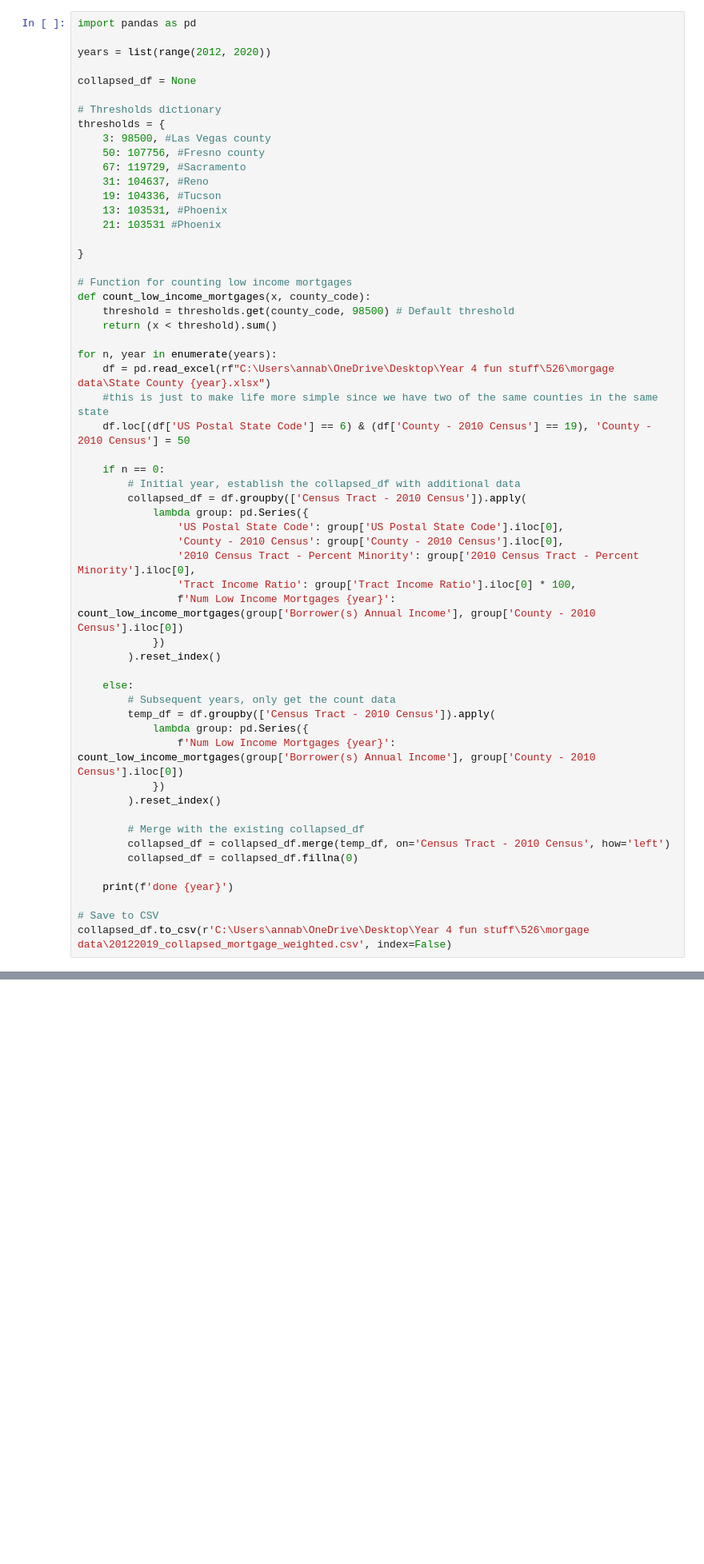
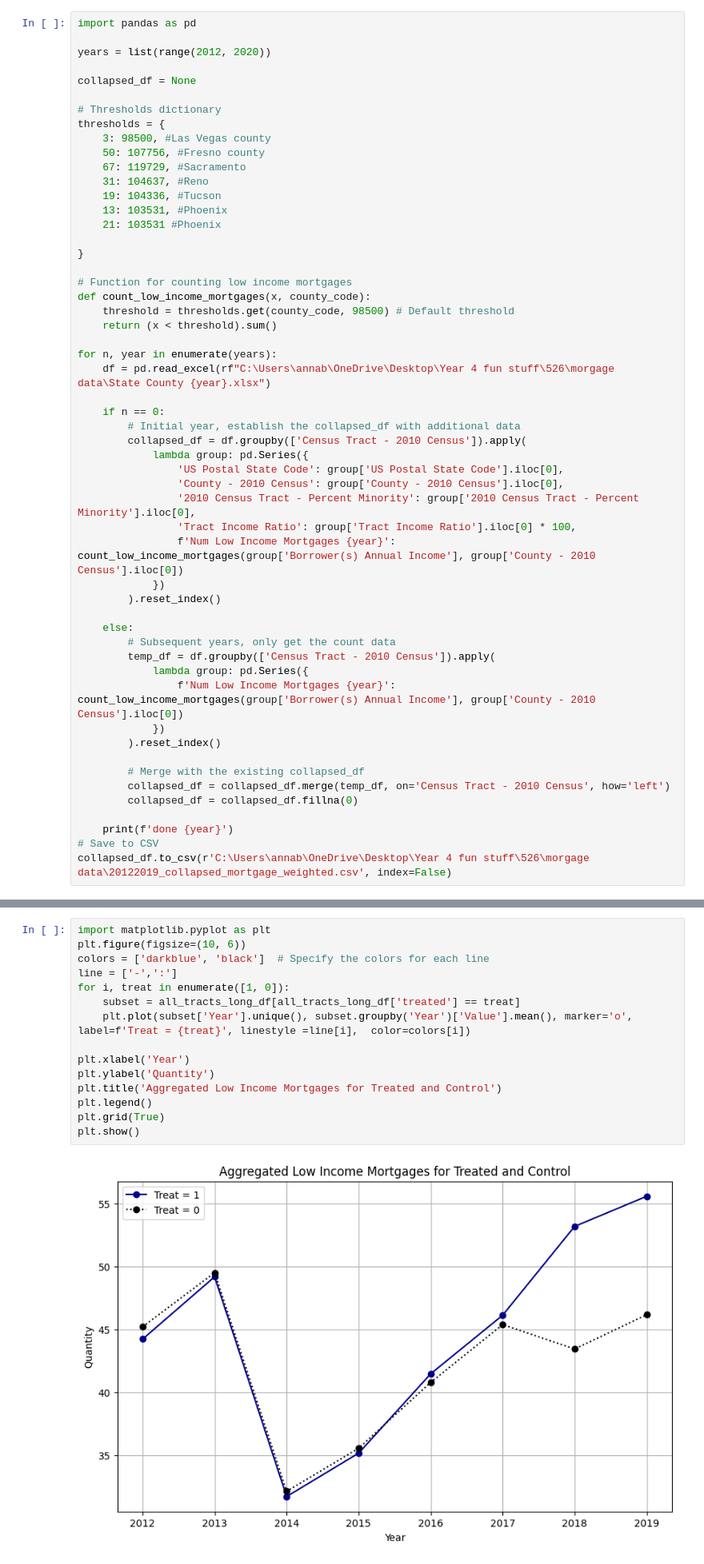
Before and after one commit to annabellasd/Policy-Impact-Homeownership-in-Nevada, a Jupyter notebook: project.ipynb, the cells around one changed output, grey strips where cells are left out. Shown at 80% size. Saved outputs shown, nothing was run; the diff lists cells and outputs as text; blank space fills up the shorter version.

```diff
--- a/project.ipynb
+++ b/project.ipynb
@@ -45,8 +38,6 @@ def count_low_income_mortgages(x, county_code):
 
 for n, year in enumerate(years):
     df = pd.read_excel(rf"C:\Users\annab\OneDrive\Desktop\Year 4 fun stuff\526\morgage data\State County {year}.xlsx")
-    #this is just to make life more simple since we have two of the same counties in the same state
-    df.loc[(df['US Postal State Code'] == 6) & (df['County - 2010 Census'] == 19), 'County - 2010 Census'] = 50
 
     if n == 0:
         # Initial year, establish the collapsed_df with additional data
@@ -73,6 +64,5 @@ for n, year in enumerate(years):
         collapsed_df = collapsed_df.fillna(0)
 
     print(f'done {year}')
-
 # Save to CSV
 collapsed_df.to_csv(r'C:\Users\annab\OneDrive\Desktop\Year 4 fun stuff\526\morgage data\20122019_collapsed_mortgage_weighted.csv', index=False)
@@ -159,0 +204,17 @@ Length of control_pool: 335
+# %%
+import matplotlib.pyplot as plt
+plt.figure(figsize=(10, 6))
+colors = ['darkblue', 'black']  # Specify the colors for each line
+line = ['-',':']
+for i, treat in enumerate([1, 0]):
+    subset = all_tracts_long_df[all_tracts_long_df['treated'] == treat]
+    plt.plot(subset['Year'].unique(), subset.groupby('Year')['Value'].mean(), marker='o', label=f'Treat = {treat}', linestyle =line[i],  color=colors[i])
+
+plt.xlabel('Year')
+plt.ylabel('Quantity')
+plt.title('Aggregated Low Income Mortgages for Treated and Control')
+plt.legend()
+plt.grid(True)
+plt.show()
+# %% [output]
+[figure, added]
```
Also changed, not shown: parts of 12 cells of this notebook.
